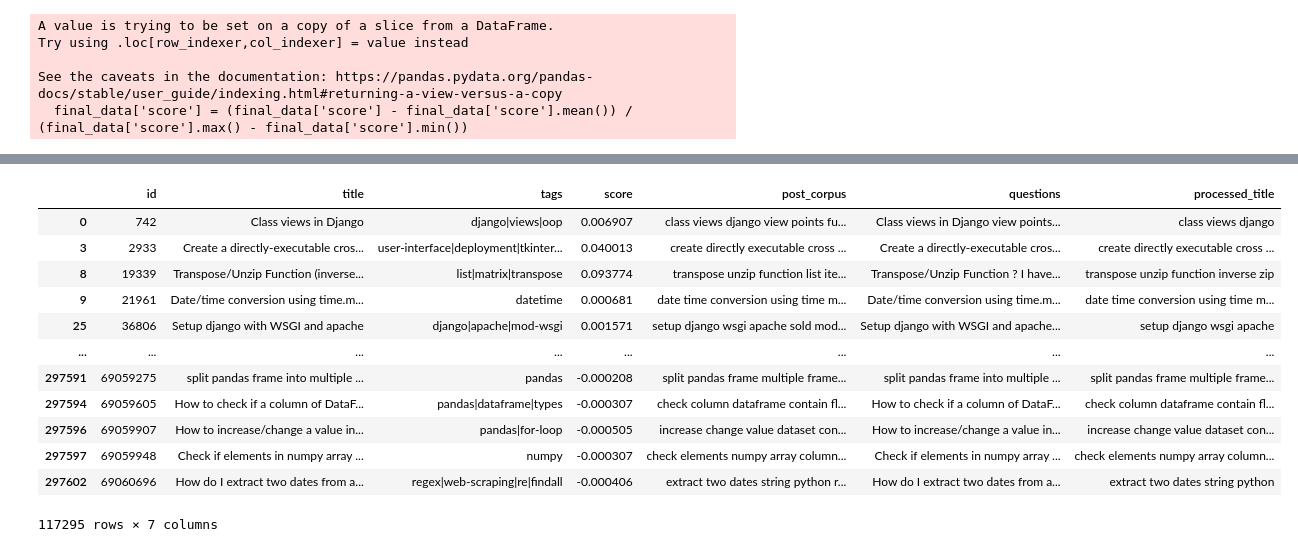
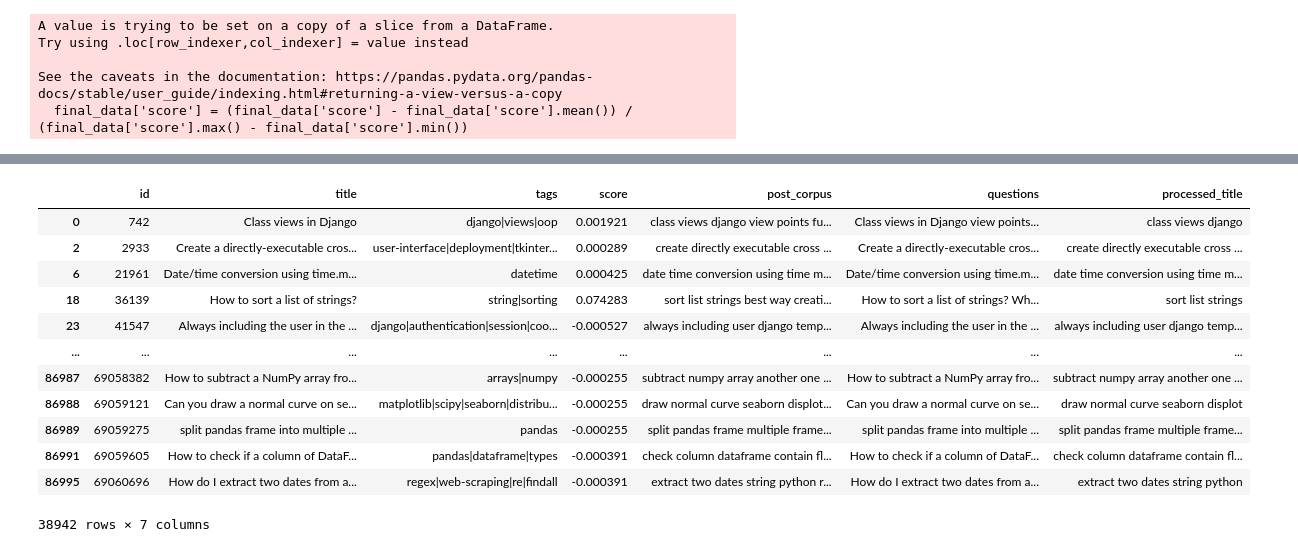
Before and after one commit to aibba19/ChatBot-Q-A-StackOverflow, a Jupyter notebook: getData.ipynb, the cells around one changed output, grey strips where cells are left out. Cells and saved outputs as stored; diff of their text form; code cells hidden in the pictures.

```diff
--- a/getData.ipynb
+++ b/getData.ipynb
@@ -73,7 +76,7 @@ preprocessing.remove_tags(answers)
 
 
 #Clearing text
-answers_processed = answers.apply(lambda x: preprocessing.clear_text(x,"w2v"))
+answers_processed = answers.apply(lambda x: preprocessing.clear_text(x))
 # %%
 answers_processed.head()
 answers_processed.isna().sum()
@@ -101,5 +104,5 @@ Length: 297605, dtype: object
 # %%
 #Clearing text
-questions_processed = questions.apply(lambda x: preprocessing.clear_text(x,"w2v"))
+questions_processed = questions.apply(lambda x: preprocessing.clear_text(x))
 questions_processed
 # %% [output]
@@ -181,7 +184,7 @@ Name: tags, Length: 297605, dtype: object
 # %%
 #Selecting the most common number of tags in our database
 import heapq
-most_common_tags = heapq.nlargest(20, tag_freq_dict, key=tag_freq_dict.get)
+most_common_tags = heapq.nlargest(30, tag_freq_dict, key=tag_freq_dict.get)
 most_common_tags
 # %% [output]
 ['dataframe',
@@ -231,6 +231,6 @@ final_data
 # %%
 #Create a column only for the processed title of the questions
-final_data['processed_title'] = final_data.title.apply(lambda x: preprocessing.clear_text(x,"w2v"))
+final_data['processed_title'] = final_data.title.apply(lambda x: preprocessing.clear_text(x))
 # %% [output]
 A value is trying to be set on a copy of a slice from a DataFrame.
 Try using .loc[row_indexer,col_indexer] = value instead
@@ -273,20 +273,22 @@ See the caveats in the documentation: https://pandas.pydata.org/pandas-docs/stab
 # %%
 #Check if the final data has some null values
 final_data.isna().sum()
 
-final_data.dropna()
+final_data = final_data.dropna()
 #final_data = final_data[final_data['post_corpus'].notna()]
+final_data = final_data[final_data['processed_title'].notna()]
+final_data
 # %% [output]
 |  | id | title | tags | score | post_corpus | questions | processed_title |
-| 0 | 742 | Class views in Django | django|views|oop | 0.006907 | class views django view points fu... | Class views in Django view points... | class views django |
-| 3 | 2933 | Create a directly-executable cros... | user-interface|deployment|tkinter... | 0.040013 | create directly executable cross ... | Create a directly-executable cros... | create directly executable cross ... |
-| 8 | 19339 | Transpose/Unzip Function (inverse... | list|matrix|transpose | 0.093774 | transpose unzip function list ite... | Transpose/Unzip Function ? I have... | transpose unzip function inverse zip |
-| 9 | 21961 | Date/time conversion using time.m... | datetime | 0.000681 | date time conversion using time m... | Date/time conversion using time.m... | date time conversion using time m... |
-| 25 | 36806 | Setup django with WSGI and apache | django|apache|mod-wsgi | 0.001571 | setup django wsgi apache sold mod... | Setup django with WSGI and apache... | setup django wsgi apache |
+| 0 | 742 | Class views in Django | django|views|oop | 0.001921 | class views django view points fu... | Class views in Django view points... | class views django |
+| 2 | 2933 | Create a directly-executable cros... | user-interface|deployment|tkinter... | 0.000289 | create directly executable cross ... | Create a directly-executable cros... | create directly executable cross ... |
+| 6 | 21961 | Date/time conversion using time.m... | datetime | 0.000425 | date time conversion using time m... | Date/time conversion using time.m... | date time conversion using time m... |
+| 18 | 36139 | How to sort a list of strings? | string|sorting | 0.074283 | sort list strings best way creati... | How to sort a list of strings? Wh... | sort list strings |
+| 23 | 41547 | Always including the user in the ... | django|authentication|session|coo... | -0.000527 | always including user django temp... | Always including the user in the ... | always including user django temp... |
 | ... | ... | ... | ... | ... | ... | ... | ... |
-| 297591 | 69059275 | split pandas frame into multiple ... | pandas | -0.000208 | split pandas frame multiple frame... | split pandas frame into multiple ... | split pandas frame multiple frame... |
-| 297594 | 69059605 | How to check if a column of DataF... | pandas|dataframe|types | -0.000307 | check column dataframe contain fl... | How to check if a column of DataF... | check column dataframe contain fl... |
-| 297596 | 69059907 | How to increase/change a value in... | pandas|for-loop | -0.000505 | increase change value dataset con... | How to increase/change a value in... | increase change value dataset con... |
-| 297597 | 69059948 | Check if elements in numpy array ... | numpy | -0.000307 | check elements numpy array column... | Check if elements in numpy array ... | check elements numpy array column... |
-| 297602 | 69060696 | How do I extract two dates from a... | regex|web-scraping|re|findall | -0.000406 | extract two dates string python r... | How do I extract two dates from a... | extract two dates string python |
+| 86987 | 69058382 | How to subtract a NumPy array fro... | arrays|numpy | -0.000255 | subtract numpy array another one ... | How to subtract a NumPy array fro... | subtract numpy array another one ... |
+| 86988 | 69059121 | Can you draw a normal curve on se... | matplotlib|scipy|seaborn|distribu... | -0.000255 | draw normal curve seaborn displot... | Can you draw a normal curve on se... | draw normal curve seaborn displot |
+| 86989 | 69059275 | split pandas frame into multiple ... | pandas | -0.000255 | split pandas frame multiple frame... | split pandas frame into multiple ... | split pandas frame multiple frame... |
+| 86991 | 69059605 | How to check if a column of DataF... | pandas|dataframe|types | -0.000391 | check column dataframe contain fl... | How to check if a column of DataF... | check column dataframe contain fl... |
+| 86995 | 69060696 | How do I extract two dates from a... | regex|web-scraping|re|findall | -0.000391 | extract two dates string python r... | How do I extract two dates from a... | extract two dates string python |
-117295 rows × 7 columns
+38942 rows × 7 columns
```
Also changed, not shown: parts of 11 cells of this notebook, 4 other files.
